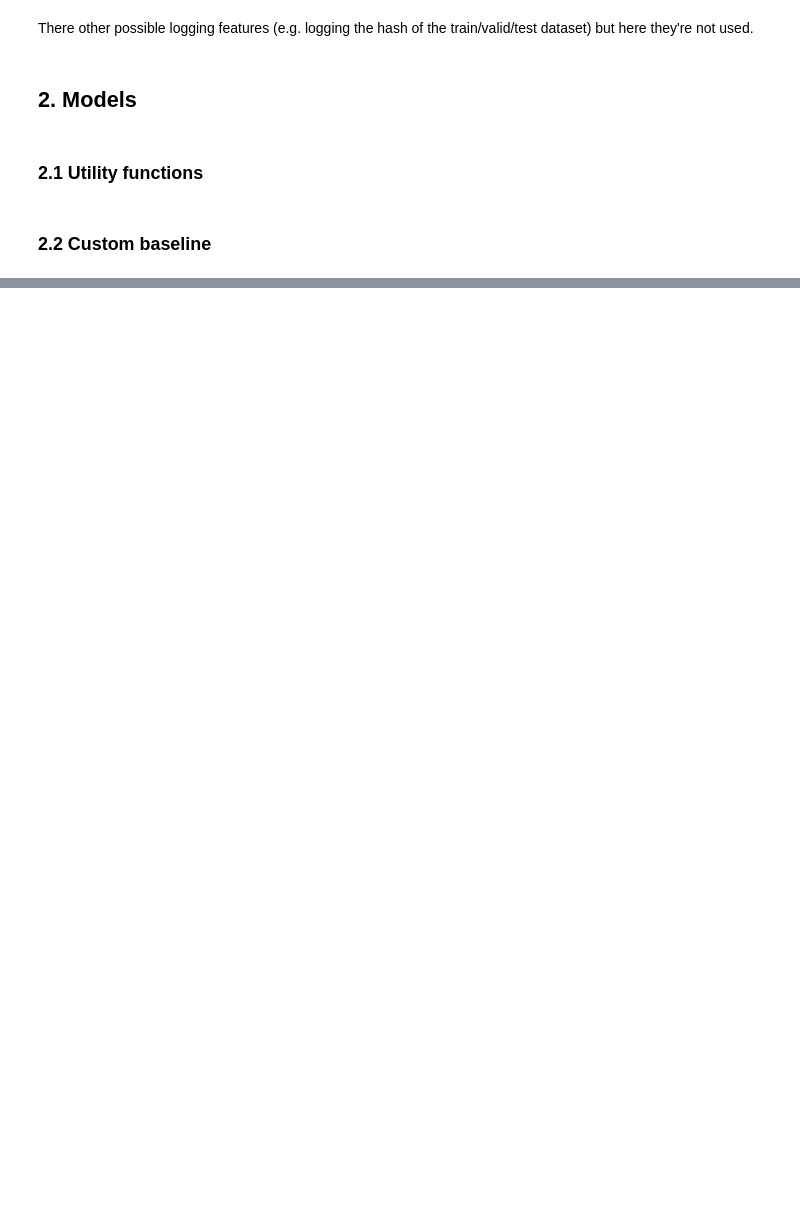
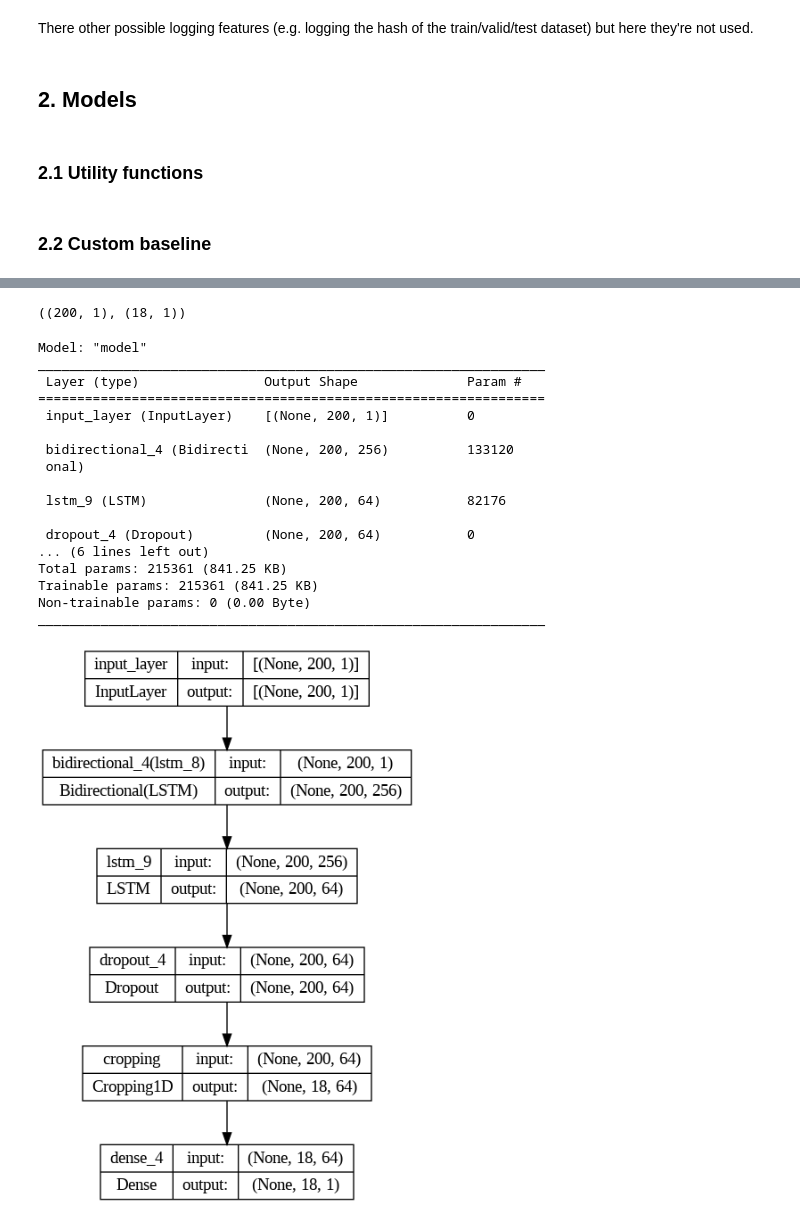
Before and after one commit to paolopertino/Artificial-Neural-Networks-and-Deep-Learning-2023-2024, a Jupyter notebook: Homework 2 - Time Series Forecasting/Homework_2.ipynb, the cells around one changed output, grey strips where cells are left out. Saved outputs shown, nothing was run; the diff lists cells and outputs as text; code cells hidden in the pictures; blank space fills up the shorter version.

Commit message:
added util functions
updated plot_training, implemented test_model

```diff
--- a/Homework 2 - Time Series Forecasting/Homework_2.ipynb
+++ b/Homework 2 - Time Series Forecasting/Homework_2.ipynb
@@ -233,7 +233,7 @@ np.save('data/training_data', training_data, allow_pickle=True)
 np.save('data/valid_periods', valid_periods, allow_pickle=True)
 # %%
 categories = np.load('data/categories.npy', allow_pickle=True)
-training_data = np.load('data/training_data.npy', allow_pickle=True)
+training_data = np.load('data/training_data.npy', allow_pickle=True).astype(np.float32)
 valid_periods = np.load('data/valid_periods.npy', allow_pickle=True)
 
 categories.shape, training_data.shape, valid_periods.shape
@@ -1017,0 +1111,7 @@ model.compile(optimizer='adam', loss='mse')
+# %%
+# Create the dataset
+train_samples = training_data[categories == 'A']
+valid_periods_train = valid_periods[categories == 'A']
+X, y = create_dataset(train_samples, valid_periods_train, training_hyperparameters['window'], training_hyperparameters['stride'], training_hyperparameters['telescope'])
+
+X.shape, y.shape
@@ -1017,0 +1140,7 @@ model.compile(optimizer='adam', loss='mse')
+# %%
+input_shape = X_train.shape[1:]
+output_shape = y_train.shape[1:]
+
+input_shape, output_shape
+# %% [output]
+((200, 1), (18, 1))
@@ -1017,0 +1201,48 @@ model.compile(optimizer='adam', loss='mse')
+# %%
+def build_bidirectional_LSTM(input_shape, output_shape):
+    # Build the neural network layer by layer
+    input_layer = tfkl.Input(shape=input_shape, name='input_layer')
+
+    # Bidirectional LSTM layers
+    lstm = tfkl.Bidirectional(tfkl.LSTM(128, return_sequences=True))(input_layer)
+    lstm = tfkl.LSTM(64, return_sequences=True)(lstm)
+    dropout = tfkl.Dropout(0.5)(lstm)
+    crop_size = dropout.shape[1] - output_shape[0]
+
+    # Crop the output to the desired length
+    cropping = tfkl.Cropping1D((0, crop_size), name='cropping')(dropout)
+
+    # Dense layer for output
+    output_layer = tfkl.Dense(output_shape[1])(cropping)
+
+    # Connect input and output through the Model class
+    model = tfk.Model(inputs=input_layer, outputs=output_layer, name='model')
+
+    # Compile the model with Mean Squared Error loss and Adam optimizer
+    model.compile(loss=tf.keras.losses.MeanSquaredError(), optimizer=tf.keras.optimizers.AdamW())
+
+    # Return the model
+    return model
+# %%
+model = build_bidirectional_LSTM(input_shape, output_shape)
+model.summary()
+tfk.utils.plot_model(model, expand_nested=True, show_shapes=True)
+# %% [output]
+Model: "model"
+_________________________________________________________________
+ Layer (type)                Output Shape              Param #
+=================================================================
+ input_layer (InputLayer)    [(None, 200, 1)]          0
+
+ bidirectional_4 (Bidirecti  (None, 200, 256)          133120
+ onal)
+
+ lstm_9 (LSTM)               (None, 200, 64)           82176
+
+ dropout_4 (Dropout)         (None, 200, 64)           0
+... (6 lines left out)
+Total params: 215361 (841.25 KB)
+Trainable params: 215361 (841.25 KB)
+Non-trainable params: 0 (0.00 Byte)
+_________________________________________________________________
+[figure, added]
```
Also changed, not shown: parts of 28 cells of this notebook.
